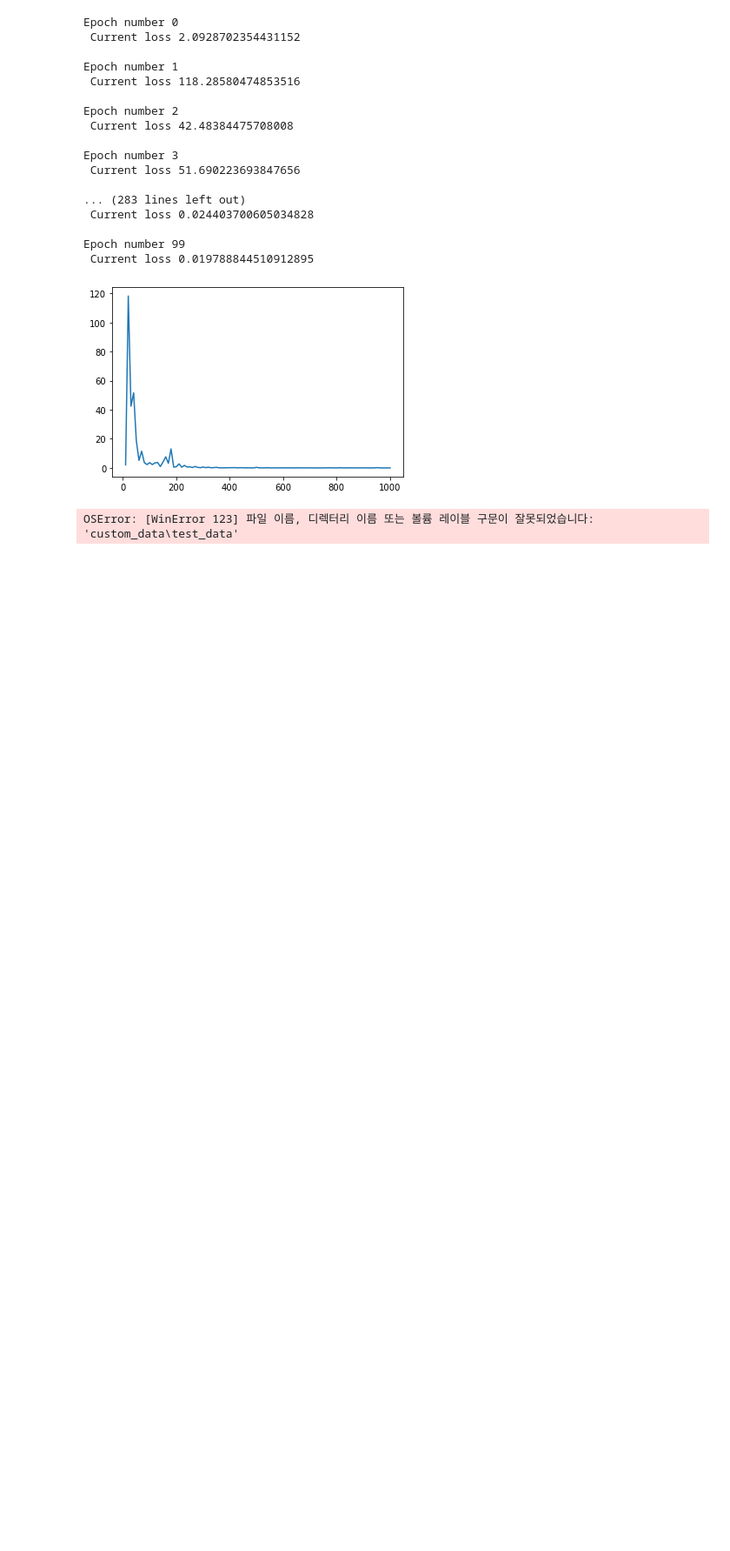
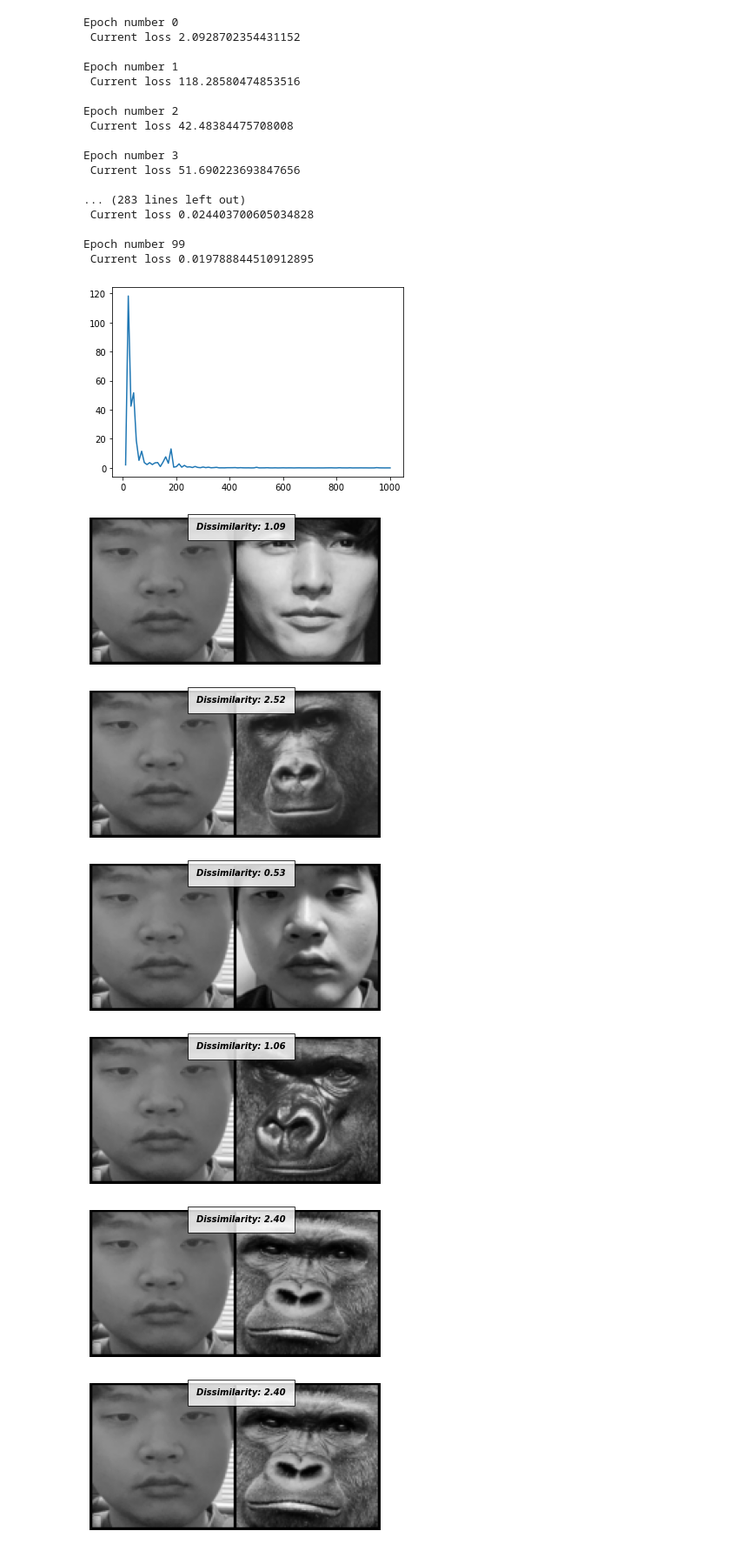
Before and after one commit to BUZZINGPolarBear/Why_Am_I_ALONE, a Jupyter notebook: Face_recognition_using_Siamese_Network.ipynb, the cells around one changed output. Shown at 87% size. Drawn from its saved outputs; the diff is of its cells as text; code cells hidden in the pictures; blank space fills up the shorter version.

```diff
--- a/Face_recognition_using_Siamese_Network.ipynb
+++ b/Face_recognition_using_Siamese_Network.ipynb
@@ -202,24 +202,29 @@ Epoch number 99
  Current loss 0.019788844510912895
 [figure]
 # %%
-testing_directory = "custom_data\test_data"
+testing_directory = "custom_data/test_data/"
 folder_dataset_test = dset.ImageFolder(root=testing_directory)
 siamese_dataset = SiameseNetworkDataset(imageFolderDataset=folder_dataset_test,
                                         transform=transforms.Compose([transforms.Resize((100,100)),
                                                                       transforms.ToTensor()
                                                                       ])
                                        ,should_invert=False)
 
 test_dataloader = DataLoader(siamese_dataset,num_workers=0,batch_size=1,shuffle=True)
 dataiter = iter(test_dataloader)
 x0,_,_ = next(dataiter)
 
 for i in range(10):
     _,x1,label2 = next(dataiter)
     concatenated = torch.cat((x0,x1),0)
 
     output1,output2 = net(Variable(x0).cuda(),Variable(x1).cuda())
     euclidean_distance = F.pairwise_distance(output1, output2)
     imshow(torchvision.utils.make_grid(concatenated),'Dissimilarity: {:.2f}'.format(euclidean_distance.item()))
 # %% [output]
-OSError: [WinError 123] 파일 이름, 디렉터리 이름 또는 볼륨 레이블 구문이 잘못되었습니다: 'custom_data\test_data'
+[figure, added]
+[figure, added]
+[figure, added]
+[figure, added]
+[figure, added]
+[figure, added]
```
Also changed, not shown: parts of 1 cell of this notebook.
